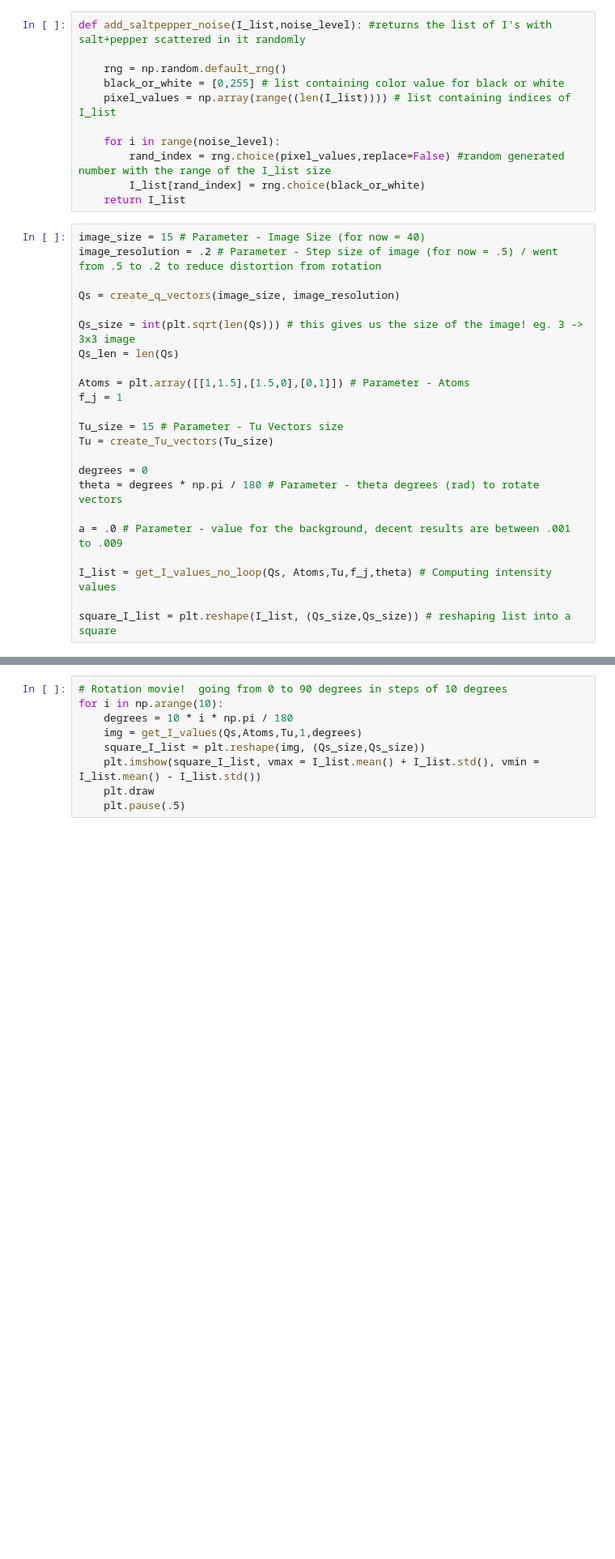
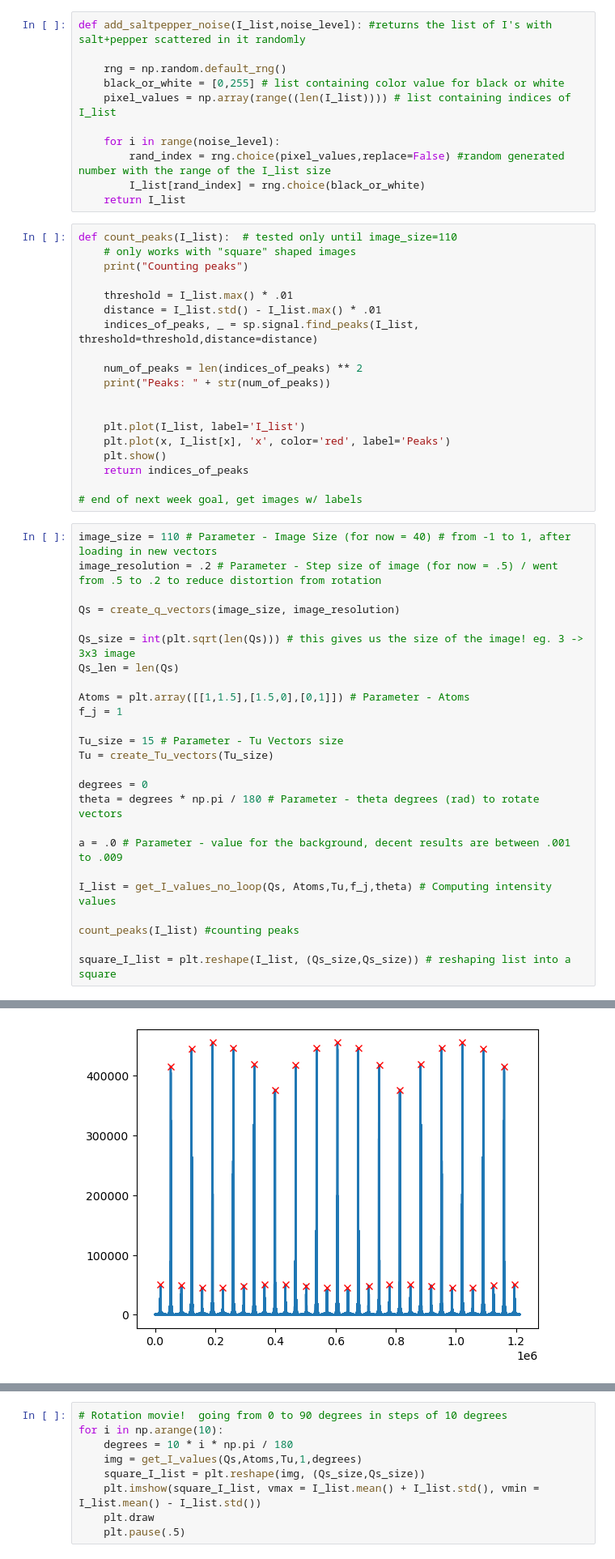
Before and after one commit to matthewaol/toysim, a Jupyter notebook: simulation.ipynb, the cells around one changed output, grey strips where cells are left out. Shown at 81% size. Cells and saved outputs as stored; diff of their text form; blank space fills up the shorter version.

```diff
--- a/simulation.ipynb
+++ b/simulation.ipynb
@@ -177,8 +177,27 @@ def add_saltpepper_noise(I_list,noise_level): #returns the list of I's with salt
         rand_index = rng.choice(pixel_values,replace=False) #random generated number with the range of the I_list size
         I_list[rand_index] = rng.choice(black_or_white)
     return I_list
+# %%
+def count_peaks(I_list):  # tested only until image_size=110
+    # only works with "square" shaped images
+    print("Counting peaks")
+
+    threshold = I_list.max() * .01
+    distance = I_list.std() - I_list.max() * .01
+    indices_of_peaks, _ = sp.signal.find_peaks(I_list, threshold=threshold,distance=distance)
+
+    num_of_peaks = len(indices_of_peaks) ** 2
+    print("Peaks: " + str(num_of_peaks))
+
+
+    plt.plot(I_list, label='I_list')
+    plt.plot(x, I_list[x], 'x', color='red', label='Peaks')
+    plt.show()
+    return indices_of_peaks
+
+# end of next week goal, get images w/ labels
 # %%
-image_size = 15 # Parameter - Image Size (for now = 40)
+image_size = 110 # Parameter - Image Size (for now = 40) # from -1 to 1, after loading in new vectors
 image_resolution = .2 # Parameter - Step size of image (for now = .5) / went from .5 to .2 to reduce distortion from rotation
 
 Qs = create_q_vectors(image_size, image_resolution)
@@ -199,6 +218,8 @@ a = .0 # Parameter - value for the background, decent results are between .001 t
 
 I_list = get_I_values_no_loop(Qs, Atoms,Tu,f_j,theta) # Computing intensity values
 
+count_peaks(I_list) #counting peaks
+
 square_I_list = plt.reshape(I_list, (Qs_size,Qs_size)) # reshaping list into a square
 # %% [output]
 Computing intensities
@@ -205,0 +229 @@ Finished intensities
+[figure, added]
```
Also changed, not shown: parts of 4 cells of this notebook.
